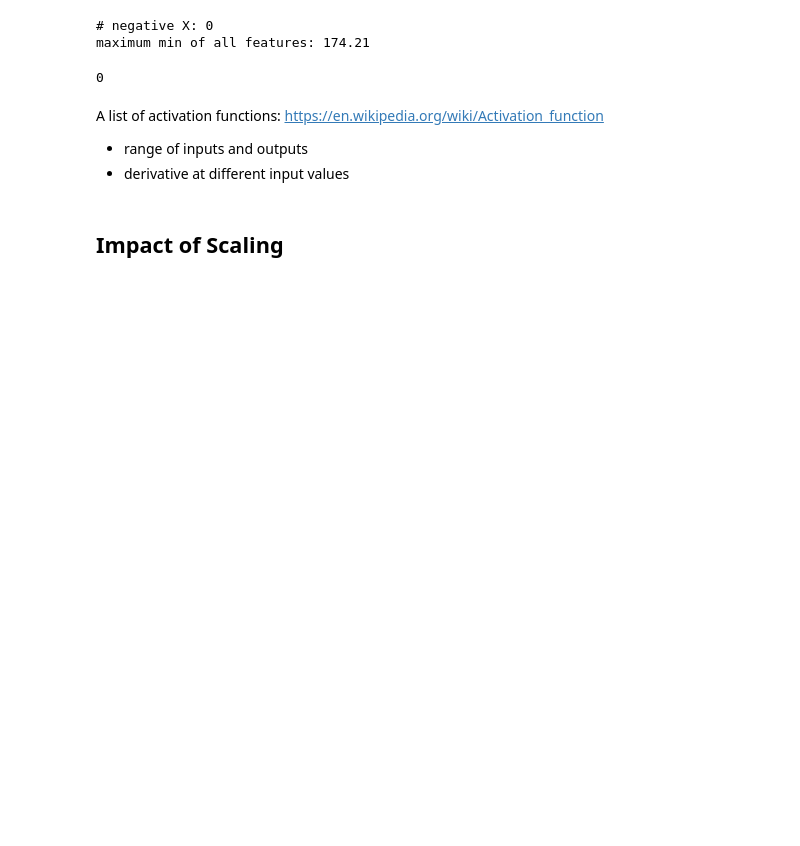
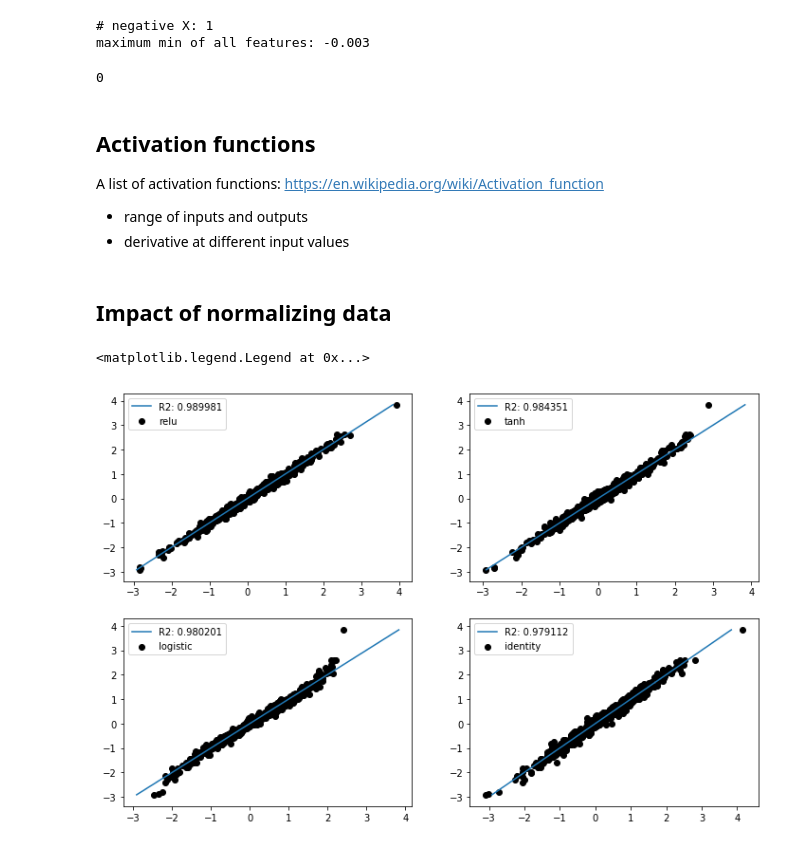
Before and after one commit to mojtabah/ML_tutorial, a Jupyter notebook: notebooks/04_NeuralNetworks.ipynb, the cells around one changed output. Cells and saved outputs as stored; diff of their text form; code cells hidden in the pictures; blank space fills up the shorter version.

```diff
--- a/notebooks/04_NeuralNetworks.ipynb
+++ b/notebooks/04_NeuralNetworks.ipynb
@@ -61,21 +60,71 @@ plt.legend()
 # %%
-print '# negative X:', (X<0).any().sum()
-print 'maximum min of all features:', X.min().max()
+print ('# negative X:', (X<0).any().sum())
+print ('maximum min of all features:', X.min().max())
 # %% [output]
-# negative X: 0
-maximum min of all features: 174.21
+# negative X: 1
+maximum min of all features: -0.003
 # %%
 (y<0).any().sum()
 # %% [output]
 0
 # %% [markdown]
+## Activation functions
 A list of activation functions:
 https://en.wikipedia.org/wiki/Activation_function
 
 - range of inputs and outputs
 - derivative at different input values
 # %% [markdown]
-## Impact of Scaling
+## Impact of normalizing data
+# %%
+from sklearn import preprocessing
+
+scalerSS = preprocessing.StandardScaler(copy=True, with_mean=True, with_std=True)
+Xscaled = scalerSS.fit_transform(X)
+yscaled = scalerSS.fit_transform(y.reshape(-1,1)).reshape(-1)
+
+max_iter= 500
+
+# define and fit models
+mlpr = MLPRegressor(hidden_layer_sizes = (20,10), activation= 'relu', max_iter=max_iter)
+mlpr.fit(Xscaled,yscaled)
+
+mlpt = MLPRegressor(hidden_layer_sizes = (20,10), activation= 'tanh', max_iter=max_iter)
+mlpt.fit(Xscaled,yscaled)
+
+mlpl = MLPRegressor(hidden_layer_sizes = (20,10), activation= 'logistic', max_iter=max_iter)
+mlpl.fit(Xscaled,yscaled)
+
+mlpi = MLPRegressor(hidden_layer_sizes = (20,10), activation= 'identity', max_iter=max_iter)
+mlpi.fit(Xscaled,yscaled)
+
+# plot the fitted lines
+fig = plt.figure(figsize=[12,8])
+min_y = min(yscaled)
+max_y = max(yscaled)
+
+plt.subplot(2,2,1)
+plt.plot([min_y,max_y],[min_y,max_y], label='R2: %f'%mlpr.score(Xscaled,yscaled))
+plt.scatter(mlpr.predict(Xscaled),yscaled, c='k', label='relu')
+plt.legend()
+
+plt.subplot(2,2,2)
+plt.plot([min_y,max_y],[min_y,max_y], label='R2: %f'%mlpt.score(Xscaled,yscaled))
+plt.scatter(mlpt.predict(Xscaled),yscaled, c='k', label='tanh')
+plt.legend()
+
+plt.subplot(2,2,3)
+plt.plot([min_y,max_y],[min_y,max_y], label='R2: %f'%mlpl.score(Xscaled,yscaled))
+plt.scatter(mlpl.predict(Xscaled),yscaled, c='k', label='logistic')
+plt.legend()
+
+plt.subplot(2,2,4)
+plt.plot([min_y,max_y],[min_y,max_y], label='R2: %f'%mlpi.score(Xscaled,yscaled))
+plt.scatter(mlpi.predict(Xscaled),yscaled, c='k', label='identity')
+plt.legend()
+# %% [output]
+<matplotlib.legend.Legend at 0x...>
+[figure, added]
 # %%
 from sklearn import preprocessing
 
```
Also changed, not shown: parts of 12 cells of this notebook, 5 other files.
